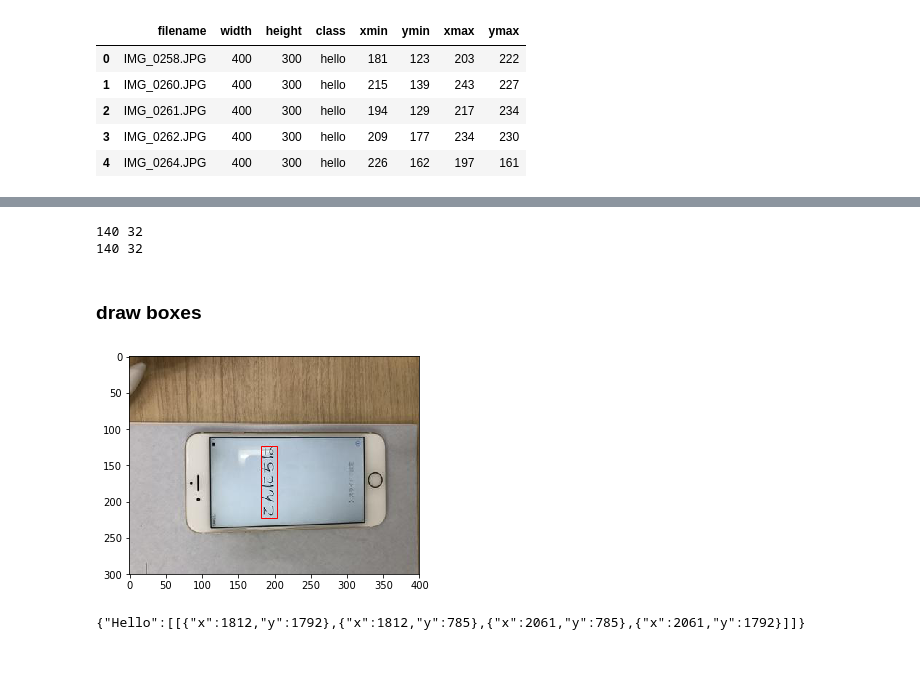
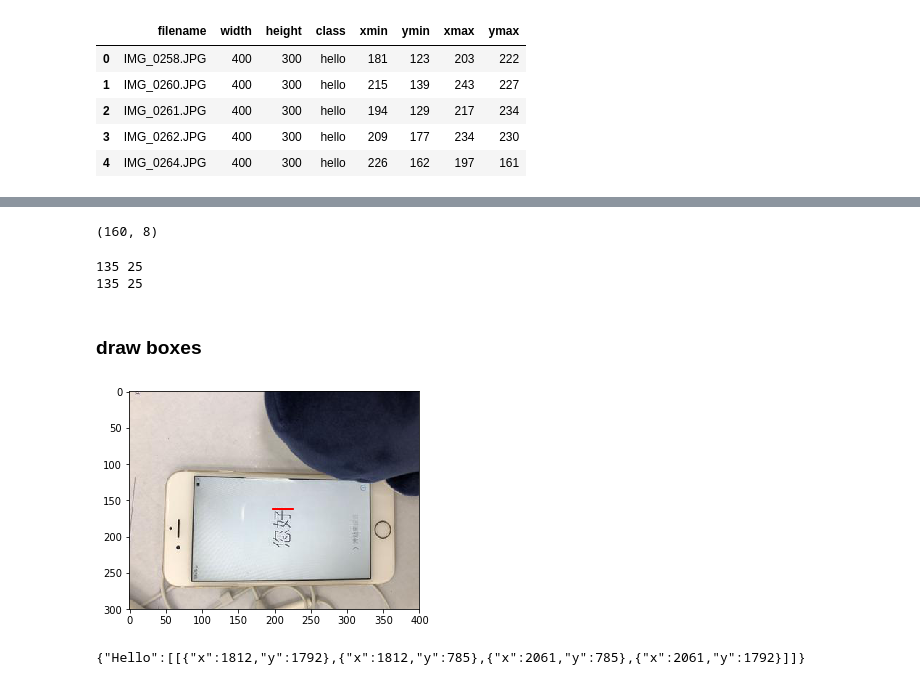
Before and after one commit to yueying-teng/hello_text_detection, a Jupyter notebook: process_labelbox_csv.ipynb, the cells around one changed output, grey strips where cells are left out. Drawn from its saved outputs; the diff is of its cells as text; code cells hidden in the pictures.

```diff
--- a/process_labelbox_csv.ipynb
+++ b/process_labelbox_csv.ipynb
@@ -161,8 +241,13 @@ len(grouped_list)
+# %%
+df2.shape
+# %% [output]
+(160, 8)
 # %%
+
 # split filenames to train test groups
-train_index = np.random.choice(len(grouped_list), size=140, replace=False)
+train_index = np.random.choice(len(grouped_list), size=135, replace=False)
 # np.setdiff1d - Find the set difference of two arrays.
-test_index = np.setdiff1d(list(range(170)), train_index)
+test_index = np.setdiff1d(list(range(160)), train_index)
 
 print (len(train_index), len(test_index))
 
@@ -175,8 +260,8 @@ print (len(train), len(test))
 train.to_csv('./data/train_labels.csv', index=None)
 test.to_csv('./data/test_labels.csv', index=None)
 # %% [output]
-140 32
-140 32
+135 25
+135 25
 # %% [markdown]
 ### draw boxes
 # %%
@@ -190,28 +275,27 @@ def draw_boxes(image_name):
 # %%
 import matplotlib.pyplot as plt
 import matplotlib.patches as patches
 
 
-one_dir = root + 'images/IMG_0258.JPG'
+one_dir = root + 'images/IMG_0264.JPG'
 im = np.array(Image.open(one_dir), dtype=np.uint8)
 
 # Create figure and axes
 fig,ax = plt.subplots(1)
 
 # Display the image
 ax.imshow(im)
 
 # Create a Rectangle patch
 # rect = patches.Rectangle((1772, 1230), 2110 - 1772, 2280 - 1230,linewidth=1,edgecolor='r',facecolor='none')
-rect = patches.Rectangle((181, 123), 203 - 181, 222 - 123,linewidth=1,edgecolor='r',facecolor='none')
-
+rect = patches.Rectangle((226, 162), 197 - 226, 161 - 162 , linewidth = 1, edgecolor = 'r', facecolor = 'none')
 
 # Add the patch to the Axes
 ax.add_patch(rect)
 
 plt.show()
 # %% [output]
-[figure, old version]
+[figure, new version]
 # %%
 string = df['label'].iloc[0]
 print (string)
```
Also changed, not shown: parts of 15 cells of this notebook.
